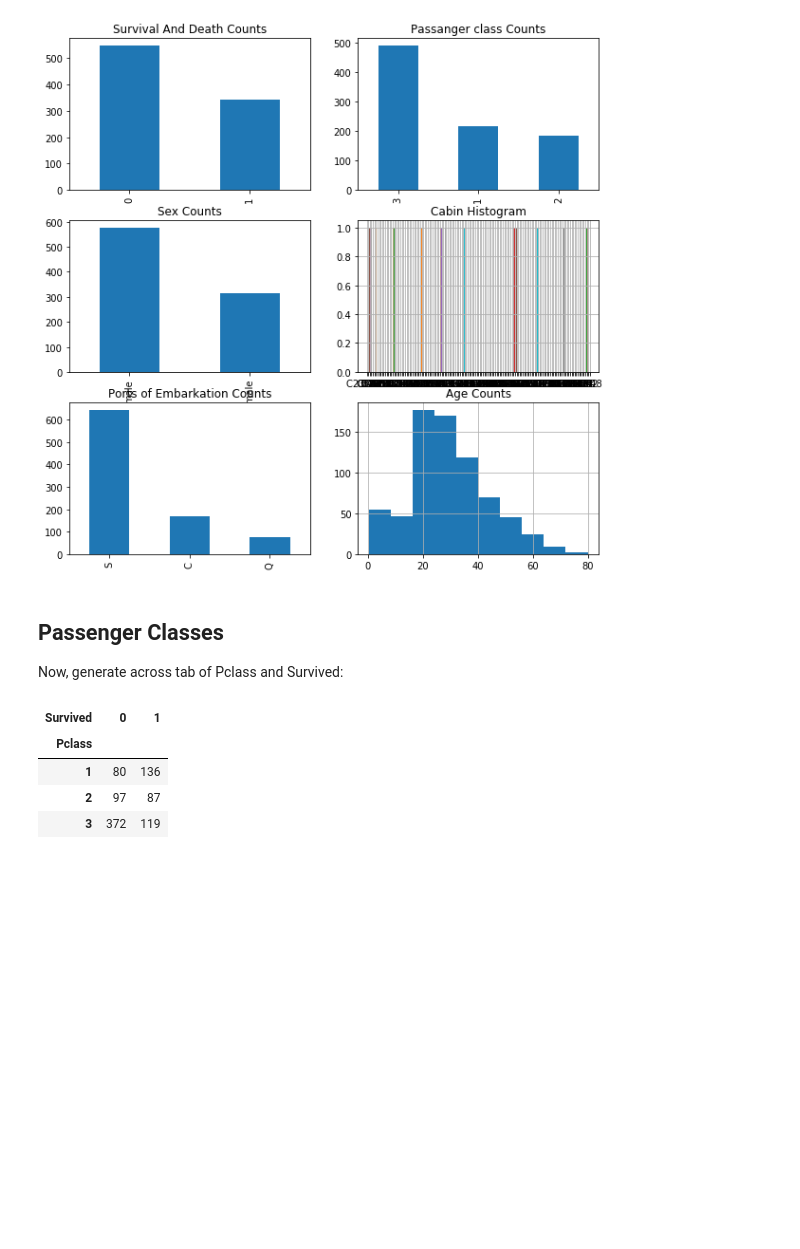
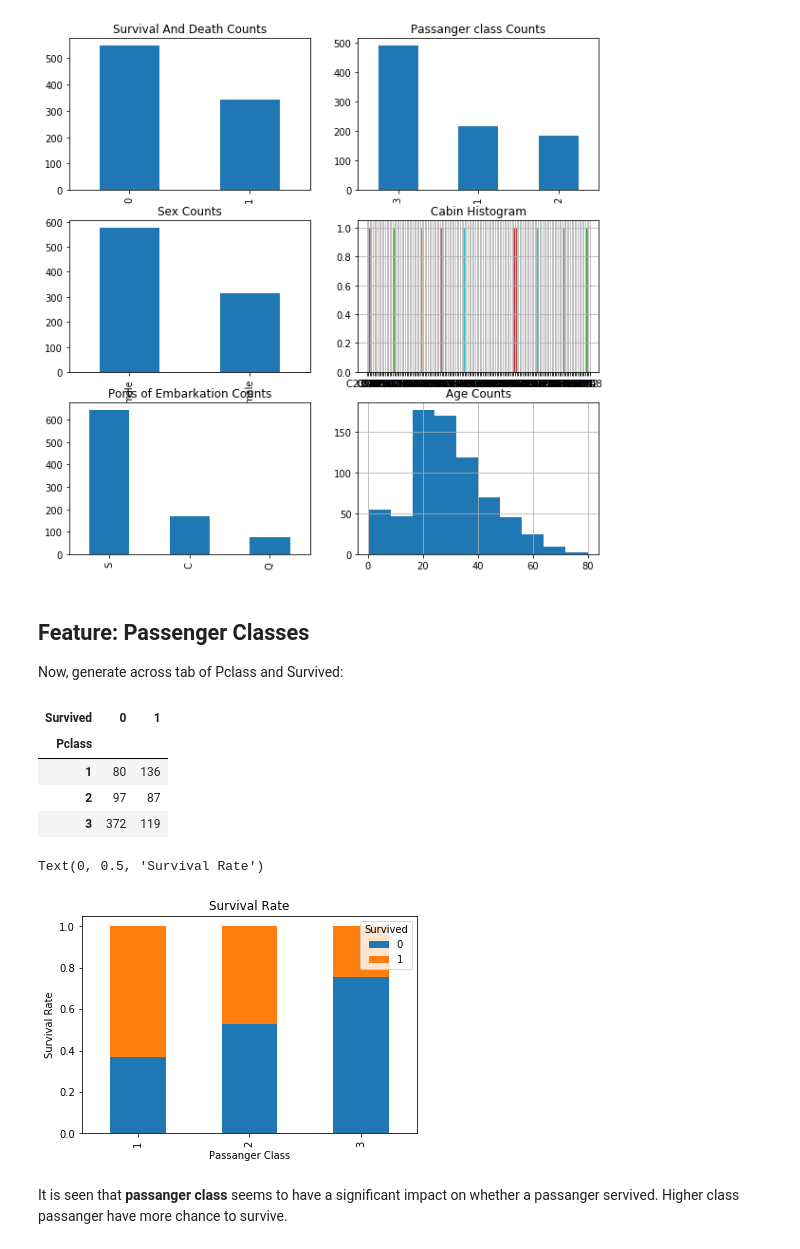
Before and after one commit to MhmdRyhn/kaggle_challenges, a Jupyter notebook: titanic/anlysis/explore.ipynb, the cells around one changed output. Saved outputs shown, nothing was run; the diff lists cells and outputs as text; code cells hidden in the pictures; blank space fills up the shorter version.

```diff
--- a/titanic/anlysis/explore.ipynb
+++ b/titanic/anlysis/explore.ipynb
@@ -130,7 +130,7 @@ plt.title('Age Counts')
 Text(0.5, 1.0, 'Age Counts')
 [figure]
 # %% [markdown]
-## Passenger Classes
+## Feature: Passenger Classes
 Now, generate across tab of Pclass and Survived:
 # %%
 pclass_xt = pd.crosstab(df_train['Pclass'], df_train['Survived'])
@@ -141,3 +141,17 @@ pclass_xt
 | 1 | 80 | 136 |
 | 2 | 97 | 87 |
 | 3 | 372 | 119 |
+# %%
+pclass_xt_pct = pclass_xt.div(pclass_xt.sum(1).astype(float), axis=0)
+pclass_xt_pct.plot(
+    kind='bar',
+    stacked=True,
+    title='Survival Rate'
+)
+plt.xlabel('Passanger Class')
+plt.ylabel('Survival Rate')
+# %% [output]
+Text(0, 0.5, 'Survival Rate')
+[figure, added]
+# %% [markdown]
+It is seen that **passanger class** seems to have a significant impact on whether a passanger servived. Higher class passanger have more chance to survive.
```
Also changed, not shown: parts of 11 cells of this notebook.
